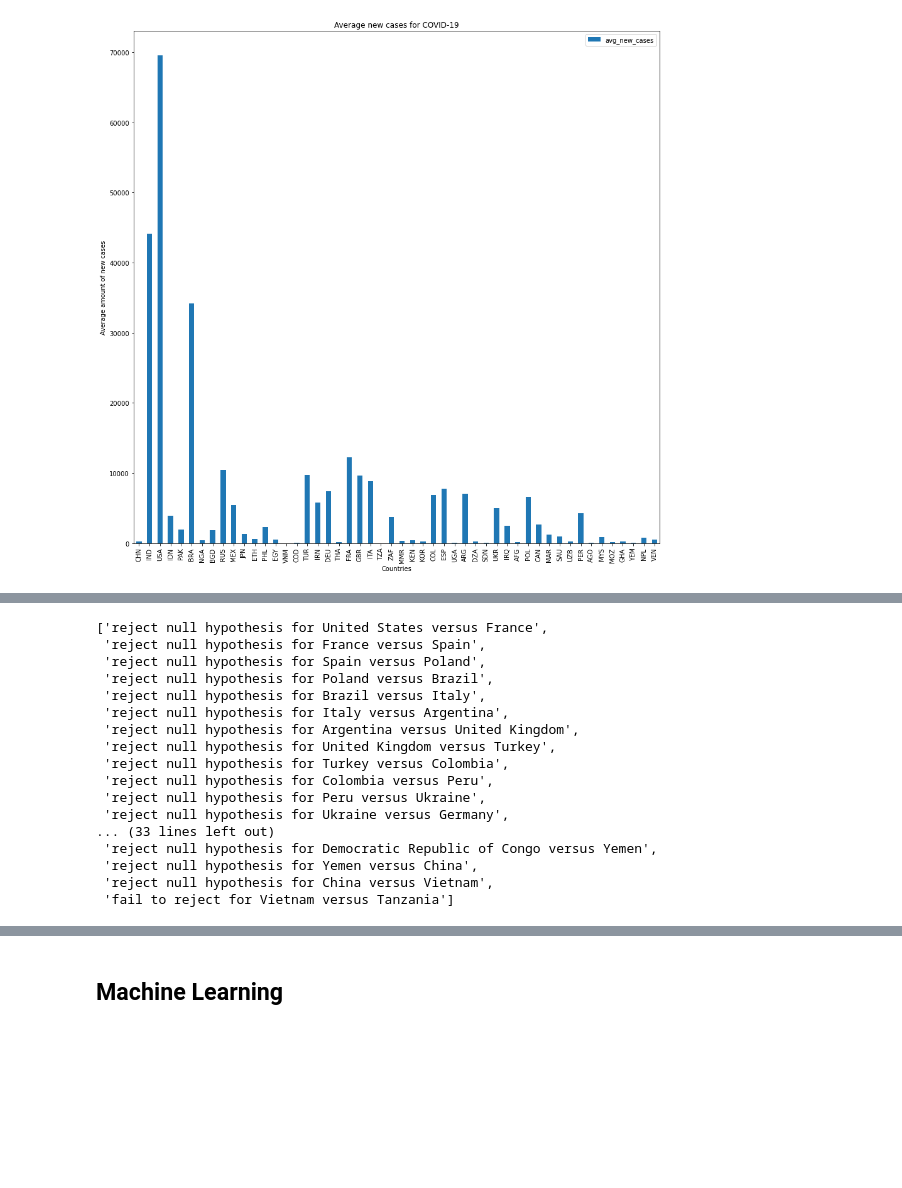
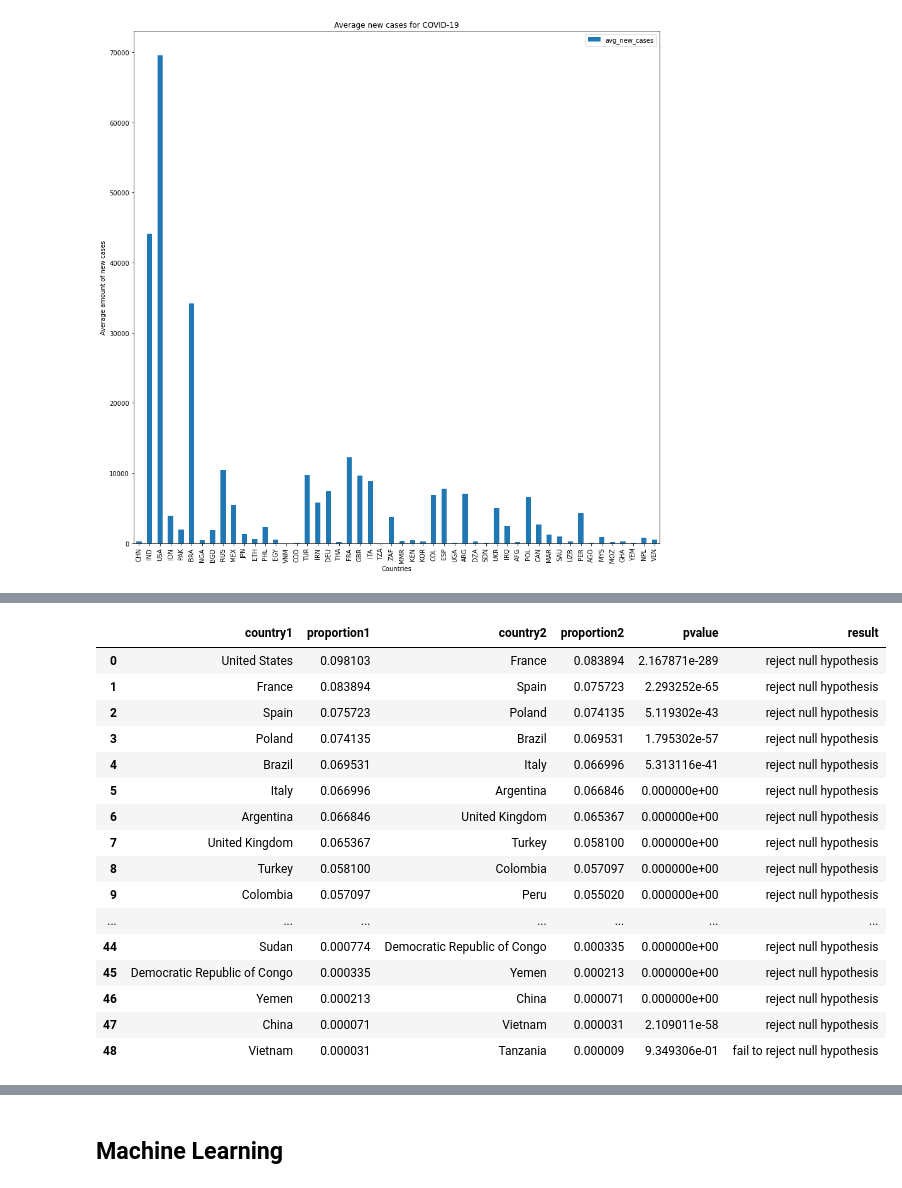
Before and after one commit to JonathanPro2/FinalProject320-, a Jupyter notebook: Final_Tutorial_320 .ipynb, the cells around one changed output, grey strips where cells are left out. Drawn from its saved outputs; the diff is of its cells as text; code cells hidden in the pictures; blank space fills up the shorter version.

```diff
--- a/Final_Tutorial_320 .ipynb
+++ b/Final_Tutorial_320 .ipynb
@@ -292,40 +314,52 @@ hypothesis_of_cases
 # %%
+# sort by deaths proportion
 sort_by_deaths_prop = top_50.sort_values(by=['total_deaths / population'], ascending=False)
 
-hypothesis_of_deaths = []
+new = {}
+hypothesis_of_deaths = pd.DataFrame(new, columns = ['country1', 'proportion1', 'country2', 'proportion2', 'pvalue', 'result'])
+# loops through the list of countries sorted highest proportion to lowest comparing the current index to the one below it.
 for i in range(49):
-    sig = 0.025 # for 2 sided
+    sig = 0.05 # for 2 sided
 
+    #gets the total deaths and populations for the current country and the country with the next highest proportion to compare
     sample_succ_a, sample_size_a = (sort_by_cases_prop.iloc[i]['total_deaths'], sort_by_cases_prop.iloc[i]['population'])
     sample_succ_b, sample_size_b = (sort_by_cases_prop.iloc[i+1]['total_deaths'], sort_by_cases_prop.iloc[i+1]['population'])
-
+    #creates an array of the total_deaths and populations of both countries
     successes = np.array([sample_succ_a, sample_succ_b])
     samples = np.array([sample_size_a, sample_size_b])
 
+    #uses the stated formula for Z to find the stat value from the previous data and uses a normal z table to find the pvalue
     stat, pvalue = proportions_ztest(count=successes, nobs=samples,  alternative='two-sided')
 
-    if pvalue > sig: reject_check = 'fail to reject for ' + sort_by_cases_prop.iloc[i]['location'] + " versus " + sort_by_cases_prop.iloc[i+1]['location']
-    else: reject_check = 'reject null hypothesis for ' + sort_by_cases_prop.iloc[i]['location'] + " versus " + sort_by_cases_prop.iloc[i+1]['location']
+    #compares the obtained pvalue and compares it to our significance level.
+    if pvalue >= sig: reject_check = 'fail to reject null hypothesis'
+    else: reject_check = 'reject null hypothesis'
 
-    hypothesis_of_deaths.append(reject_check)
+    #create new row to add to dataframe
+    result_to_add = {'country1':sort_by_cases_prop.iloc[i]['location'], 'proportion1':sort_by_cases_prop.iloc[i]['total_cases / population'],
+                    'country2':sort_by_cases_prop.iloc[i+1]['location'], 'proportion2':sort_by_cases_prop.iloc[i+1]['total_cases / population'],
+                    'pvalue':pvalue,'result':reject_check}
+
+    #append to dataframe
+    hypothesis_of_deaths = hypothesis_of_deaths.append(result_to_add, ignore_index=True)
 
 
 hypothesis_of_deaths
 # %% [output]
-['reject null hypothesis for United States versus France',
- 'reject null hypothesis for France versus Spain',
- 'reject null hypothesis for Spain versus Poland',
- 'reject null hypothesis for Poland versus Brazil',
- 'reject null hypothesis for Brazil versus Italy',
- 'reject null hypothesis for Italy versus Argentina',
- 'reject null hypothesis for Argentina versus United Kingdom',
- 'reject null hypothesis for United Kingdom versus Turkey',
- 'reject null hypothesis for Turkey versus Colombia',
- 'reject null hypothesis for Colombia versus Peru',
- 'reject null hypothesis for Peru versus Ukraine',
- 'reject null hypothesis for Ukraine versus Germany',
-... (33 lines left out)
- 'reject null hypothesis for Democratic Republic of Congo versus Yemen',
- 'reject null hypothesis for Yemen versus China',
- 'reject null hypothesis for China versus Vietnam',
- 'fail to reject for Vietnam versus Tanzania']
+|  | country1 | proportion1 | country2 | proportion2 | pvalue | result |
+| 0 | United States | 0.098103 | France | 0.083894 | 2.167871e-289 | reject null hypothesis |
+| 1 | France | 0.083894 | Spain | 0.075723 | 2.293252e-65 | reject null hypothesis |
+| 2 | Spain | 0.075723 | Poland | 0.074135 | 5.119302e-43 | reject null hypothesis |
+| 3 | Poland | 0.074135 | Brazil | 0.069531 | 1.795302e-57 | reject null hypothesis |
+| 4 | Brazil | 0.069531 | Italy | 0.066996 | 5.313116e-41 | reject null hypothesis |
+| 5 | Italy | 0.066996 | Argentina | 0.066846 | 0.000000e+00 | reject null hypothesis |
+| 6 | Argentina | 0.066846 | United Kingdom | 0.065367 | 0.000000e+00 | reject null hypothesis |
+| 7 | United Kingdom | 0.065367 | Turkey | 0.058100 | 0.000000e+00 | reject null hypothesis |
+| 8 | Turkey | 0.058100 | Colombia | 0.057097 | 0.000000e+00 | reject null hypothesis |
+| 9 | Colombia | 0.057097 | Peru | 0.055020 | 0.000000e+00 | reject null hypothesis |
+| ... | ... | ... | ... | ... | ... | ... |
+| 44 | Sudan | 0.000774 | Democratic Republic of Congo | 0.000335 | 0.000000e+00 | reject null hypothesis |
+| 45 | Democratic Republic of Congo | 0.000335 | Yemen | 0.000213 | 0.000000e+00 | reject null hypothesis |
+| 46 | Yemen | 0.000213 | China | 0.000071 | 0.000000e+00 | reject null hypothesis |
+| 47 | China | 0.000071 | Vietnam | 0.000031 | 2.109011e-58 | reject null hypothesis |
+| 48 | Vietnam | 0.000031 | Tanzania | 0.000009 | 9.349306e-01 | fail to reject null hypothesis |
```
Also changed, not shown: parts of 9 cells of this notebook.
